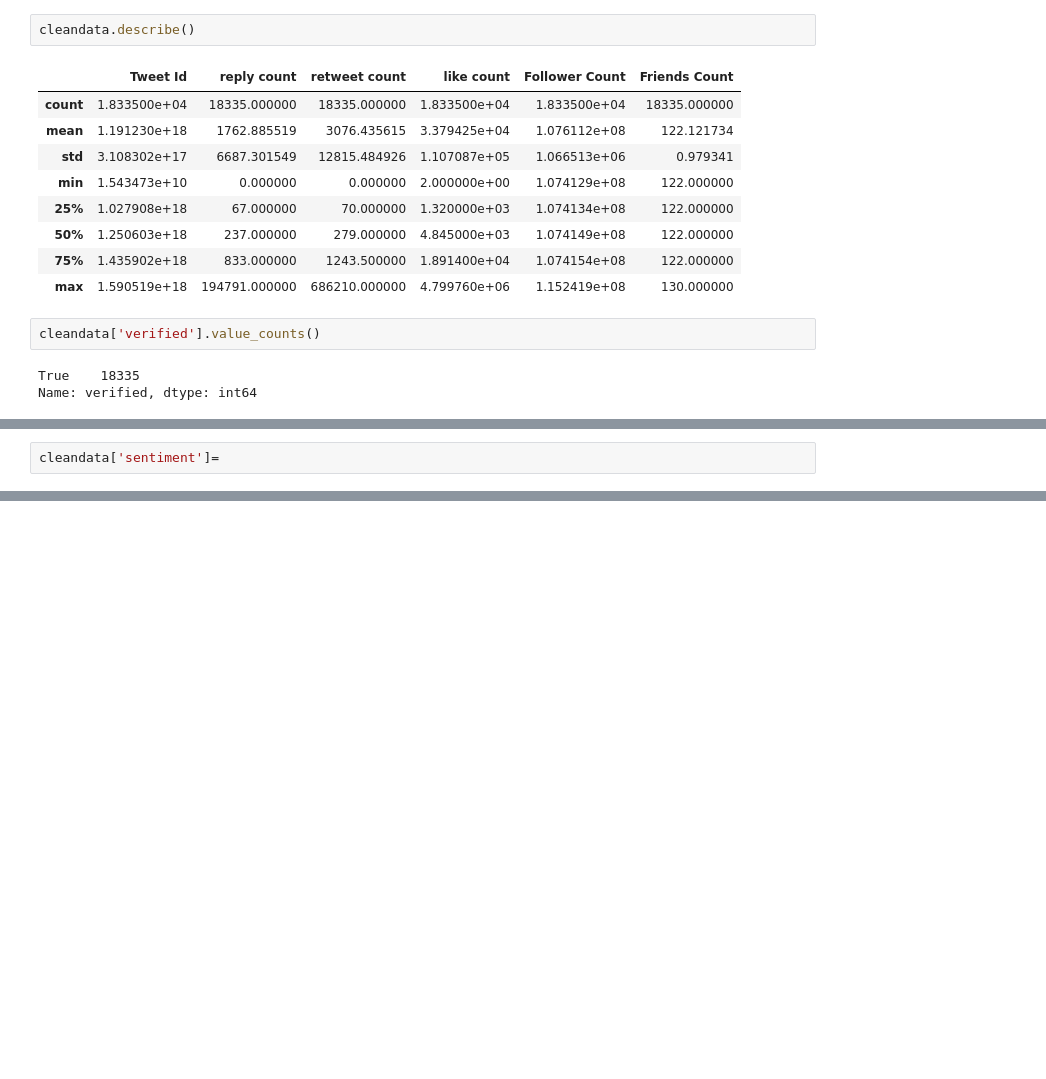
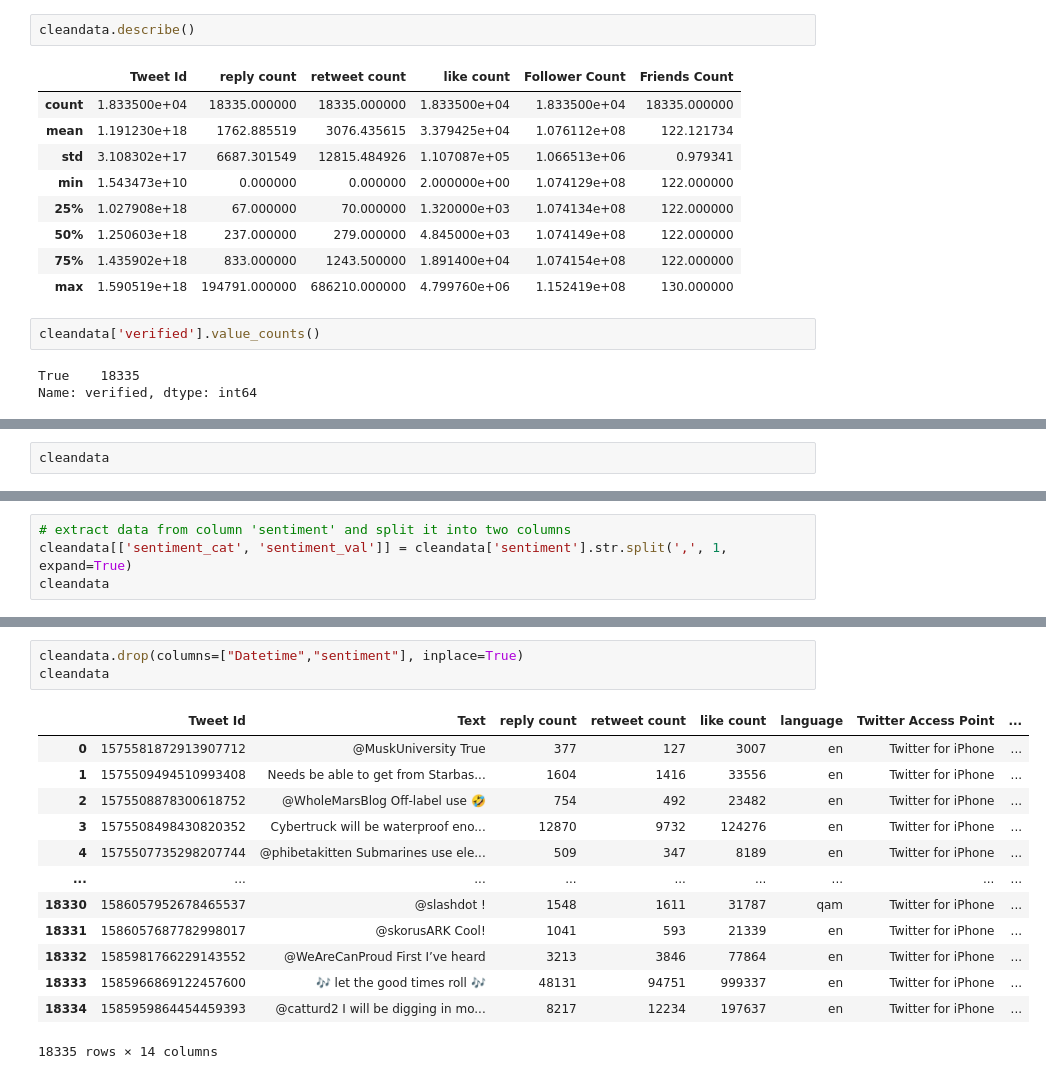
Before and after one commit to tatdef/IH_project4_Dataviz, a Jupyter notebook: ElonTweetsAnalysis.ipynb, the cells around one changed output, grey strips where cells are left out. Saved outputs shown, nothing was run; the diff lists cells and outputs as text; blank space fills up the shorter version.

```diff
--- a/ElonTweetsAnalysis.ipynb
+++ b/ElonTweetsAnalysis.ipynb
@@ -265,4 +269,4 @@ See the caveats in the documentation: https://pandas.pydata.org/pandas-docs/stab
 | 18334 | 2022-10-28 11:41:12+00:00 | 1585959864454459393 | @catturd2 I will be digging in mo... | 8217 | 12234 | 197637 | en | Twitter for iPhone | ... |
 18335 rows × 13 columns
 # %%
-cleandata['sentiment']=
+cleandata
@@ -268,0 +287,4 @@ cleandata['sentiment']=
+# %%
+# extract data from column 'sentiment' and split it into two columns
+cleandata[['sentiment_cat', 'sentiment_val']] = cleandata['sentiment'].str.split(',', 1, expand=True)
+cleandata
@@ -268,0 +340,17 @@ cleandata['sentiment']=
+# %%
+cleandata.drop(columns=["Datetime","sentiment"], inplace=True)
+cleandata
+# %% [output]
+|  | Tweet Id | Text | reply count | retweet count | like count | language | Twitter Access Point | ... |
+| 0 | 1575581872913907712 | @MuskUniversity True | 377 | 127 | 3007 | en | Twitter for iPhone | ... |
+| 1 | 1575509494510993408 | Needs be able to get from Starbas... | 1604 | 1416 | 33556 | en | Twitter for iPhone | ... |
+| 2 | 1575508878300618752 | @WholeMarsBlog Off-label use 🤣 | 754 | 492 | 23482 | en | Twitter for iPhone | ... |
+| 3 | 1575508498430820352 | Cybertruck will be waterproof eno... | 12870 | 9732 | 124276 | en | Twitter for iPhone | ... |
+| 4 | 1575507735298207744 | @phibetakitten Submarines use ele... | 509 | 347 | 8189 | en | Twitter for iPhone | ... |
+| ... | ... | ... | ... | ... | ... | ... | ... | ... |
+| 18330 | 1586057952678465537 | @slashdot ! | 1548 | 1611 | 31787 | qam | Twitter for iPhone | ... |
+| 18331 | 1586057687782998017 | @skorusARK Cool! | 1041 | 593 | 21339 | en | Twitter for iPhone | ... |
+| 18332 | 1585981766229143552 | @WeAreCanProud First I’ve heard | 3213 | 3846 | 77864 | en | Twitter for iPhone | ... |
+| 18333 | 1585966869122457600 | 🎶 let the good times roll 🎶 | 48131 | 94751 | 999337 | en | Twitter for iPhone | ... |
+| 18334 | 1585959864454459393 | @catturd2 I will be digging in mo... | 8217 | 12234 | 197637 | en | Twitter for iPhone | ... |
+18335 rows × 14 columns
```
Also changed, not shown: parts of 11 cells of this notebook, 4 other files.
